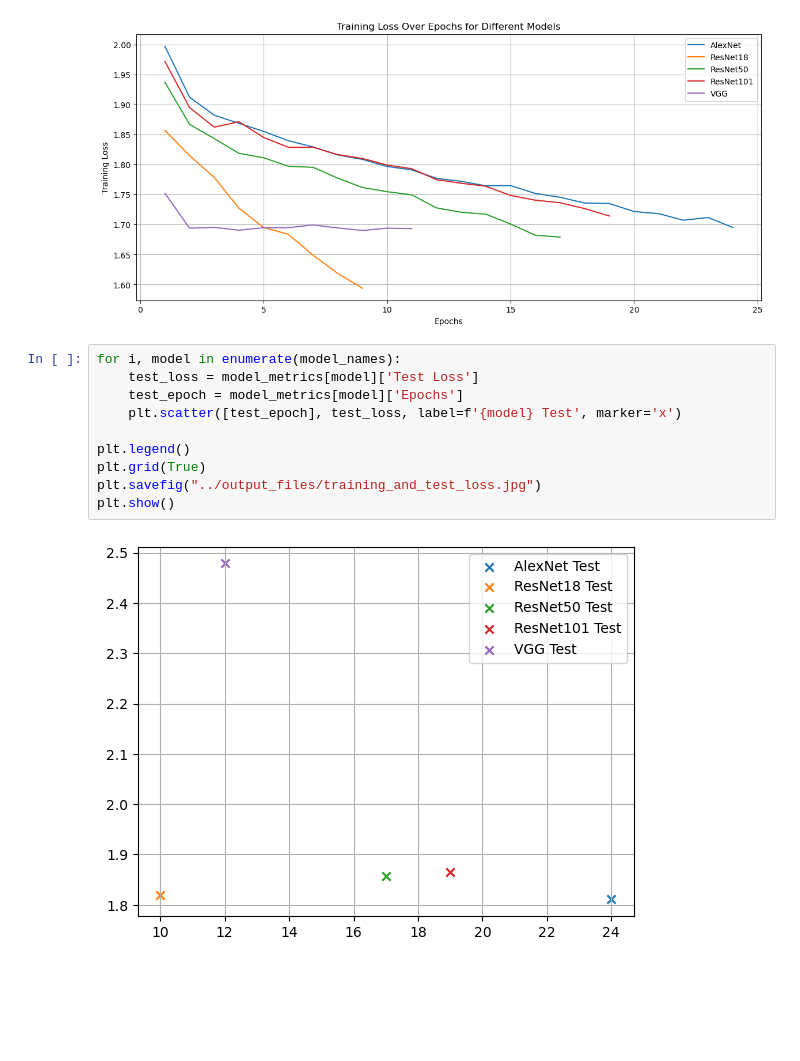
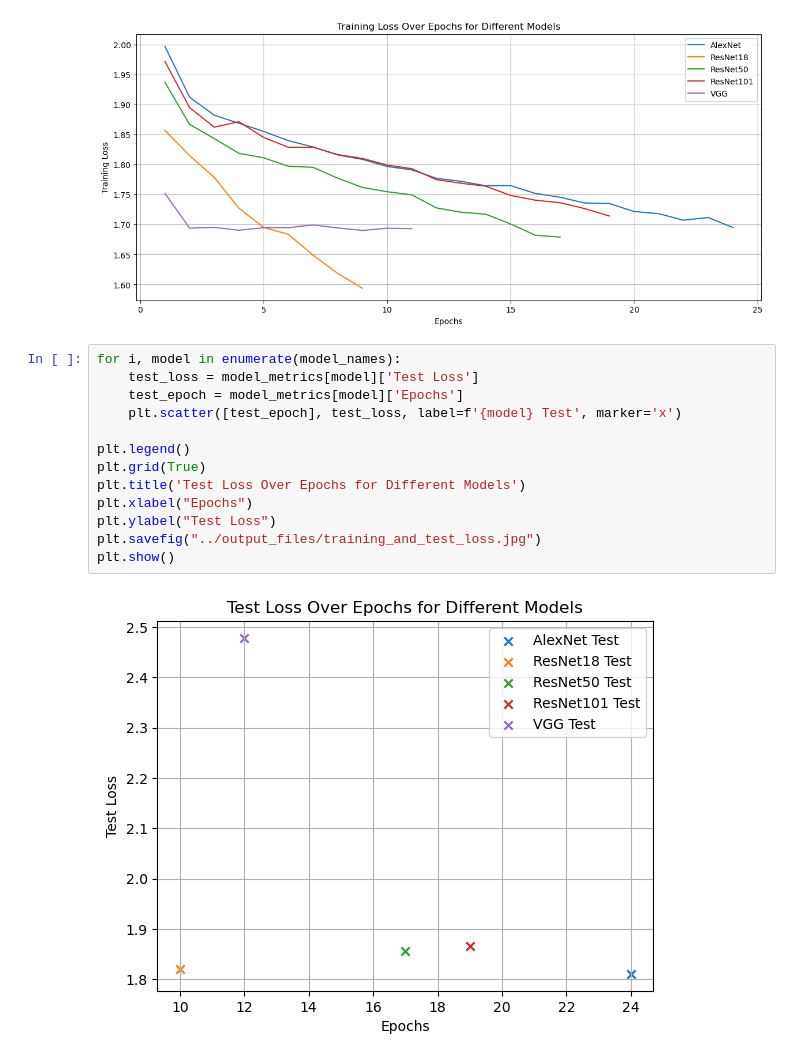
Before and after one commit to rennyd123/dsan6500_project, a Jupyter notebook: code/barplot.ipynb, the cells around one changed output. Cells and saved outputs as stored; diff of their text form; blank space fills up the shorter version.

```diff
--- a/code/barplot.ipynb
+++ b/code/barplot.ipynb
@@ -112,12 +112,15 @@ plt.show()
 # %%
 for i, model in enumerate(model_names):
     test_loss = model_metrics[model]['Test Loss']
     test_epoch = model_metrics[model]['Epochs']
     plt.scatter([test_epoch], test_loss, label=f'{model} Test', marker='x')
 
 plt.legend()
 plt.grid(True)
+plt.title('Test Loss Over Epochs for Different Models')
+plt.xlabel("Epochs")
+plt.ylabel("Test Loss")
 plt.savefig("../output_files/training_and_test_loss.jpg")
 plt.show()
 # %% [output]
-[figure, old version]
+[figure, new version]
```
Also changed, not shown: 1 other file.
